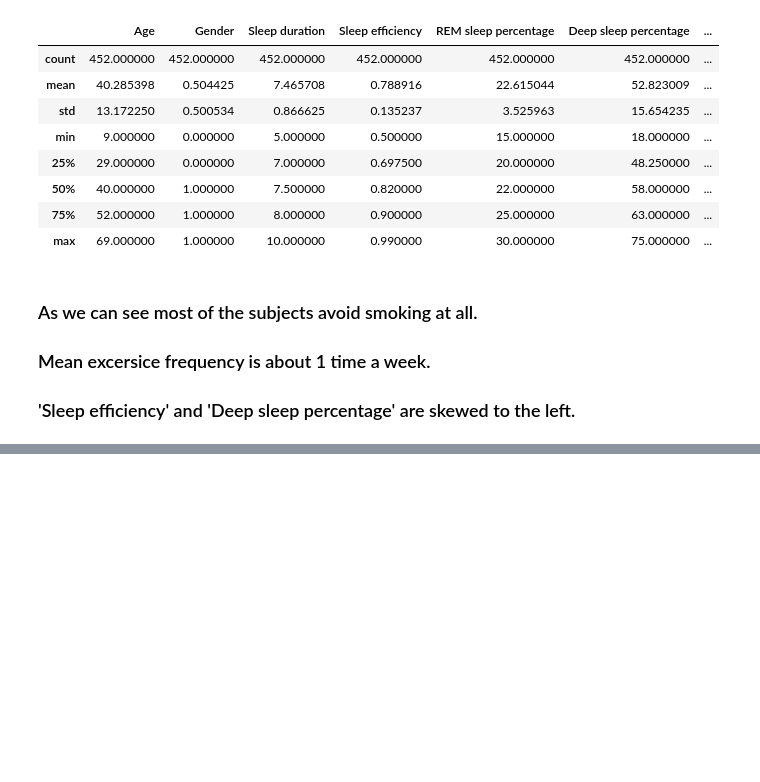
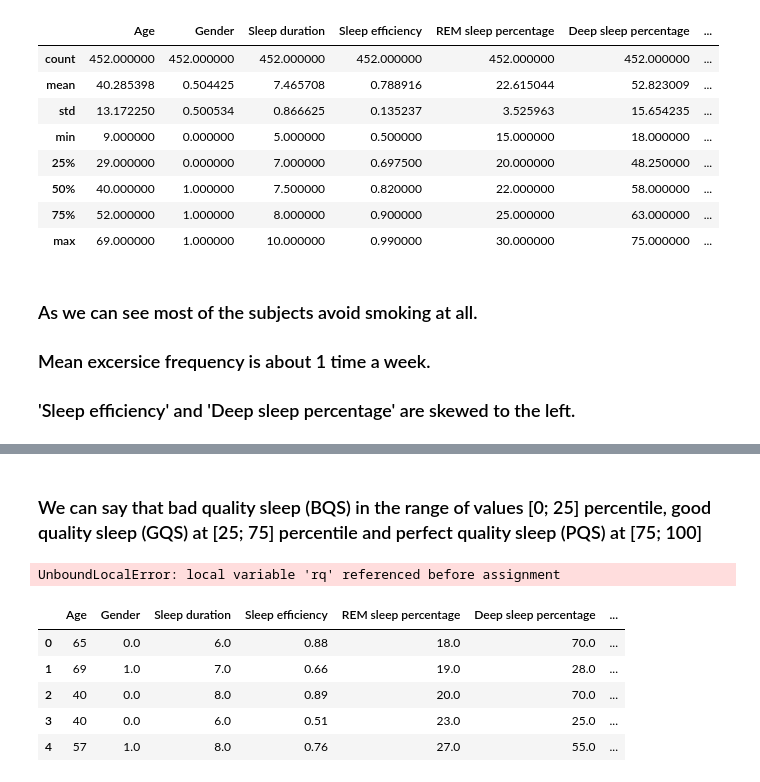
Before and after one commit to kvufee/sideTasks, a Jupyter notebook: dataAnalysisHW.ipynb, the cells around one changed output, grey strips where cells are left out. Drawn from its saved outputs; the diff is of its cells as text; code cells hidden in the pictures; blank space fills up the shorter version.

```diff
--- a/dataAnalysisHW.ipynb
+++ b/dataAnalysisHW.ipynb
@@ -123,0 +148,28 @@ data.describe()
+# %% [markdown]
+### We can say that bad quality sleep (BQS) in the range of values [0; 25] percentile, good quality sleep (GQS) at [25; 75] percentile and perfect quality sleep (PQS) at [75; 100]
+# %%
+rq = np.array([])
+
+def rateQuality(value):
+    if value <= 0.697500:
+        rq = np.append(rq, 'BQS')
+    elif 0.697500 < value <= 0.900000:
+        rq = np.append(rq, 'GQS')
+    else:
+        rq = np.append(rq, 'PQS')
+
+for i in range(len(data)):
+    rateQuality(data['Sleep efficiency'][i])
+
+rq
+# %% [output]
+UnboundLocalError: local variable 'rq' referenced before assignment
+# %%
+data.head(5)
+# %% [output]
+|  | Age | Gender | Sleep duration | Sleep efficiency | REM sleep percentage | Deep sleep percentage | ... |
+| 0 | 65 | 0.0 | 6.0 | 0.88 | 18.0 | 70.0 | ... |
+| 1 | 69 | 1.0 | 7.0 | 0.66 | 19.0 | 28.0 | ... |
+| 2 | 40 | 0.0 | 8.0 | 0.89 | 20.0 | 70.0 | ... |
+| 3 | 40 | 0.0 | 6.0 | 0.51 | 23.0 | 25.0 | ... |
+| 4 | 57 | 1.0 | 8.0 | 0.76 | 27.0 | 55.0 | ... |
```
Also changed, not shown: parts of 7 cells of this notebook.
